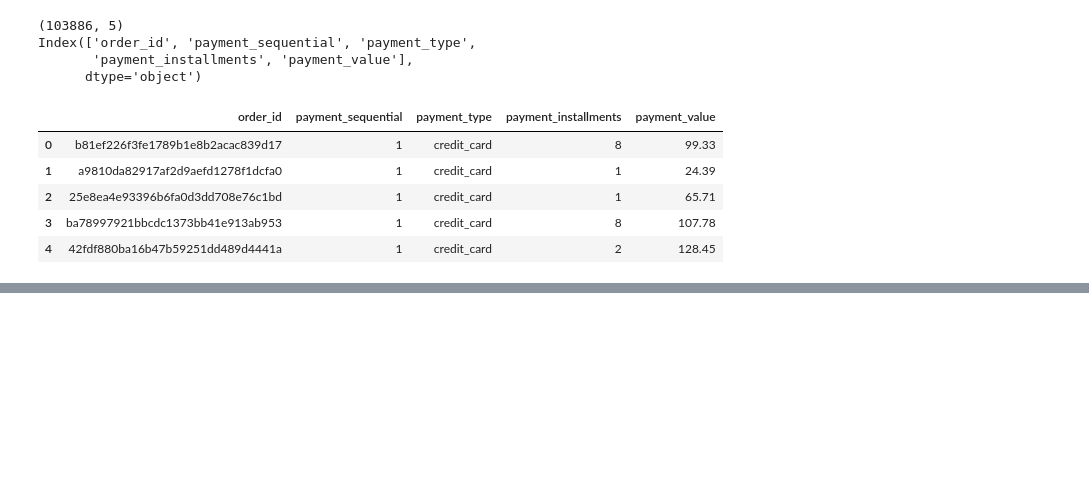
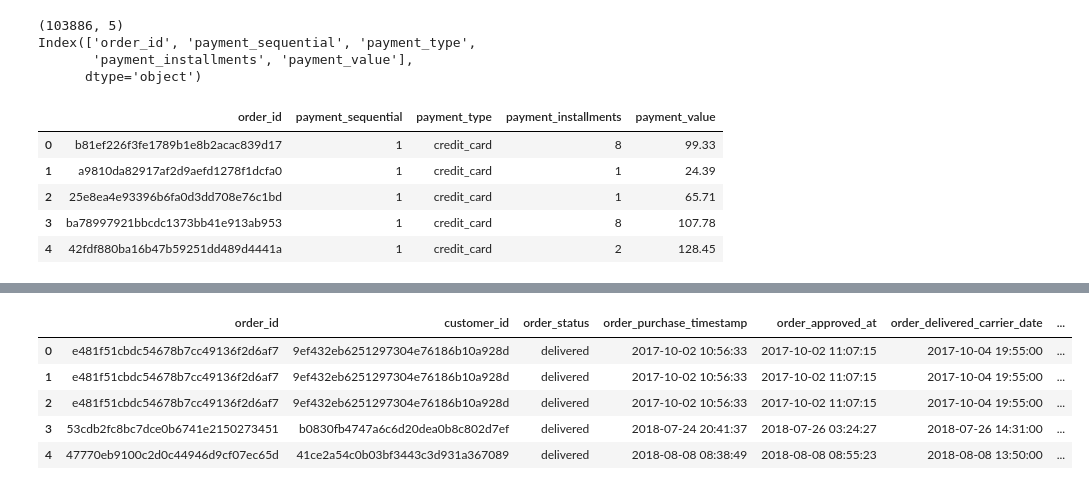
Before and after one commit to Hardemiyiwa/abeokuta, a Jupyter notebook: data_and_data_analysis/week_9/working_probability.ipynb, the cells around one changed output, grey strips where cells are left out. Saved outputs shown, nothing was run; the diff lists cells and outputs as text; code cells hidden in the pictures; blank space fills up the shorter version.

```diff
--- a/data_and_data_analysis/week_9/working_probability.ipynb
+++ b/data_and_data_analysis/week_9/working_probability.ipynb
@@ -115,0 +271,11 @@ Index(['review_id', 'order_id', 'review_score', 'review_comment_title',
+# %%
+#2. Orders + payments
+orders_payments = pd.merge(orders_customers, order_payment, on="order_id", how="left")
+orders_payments.head()
+# %% [output]
+|  | order_id | customer_id | order_status | order_purchase_timestamp | order_approved_at | order_delivered_carrier_date | ... |
+| 0 | e481f51cbdc54678b7cc49136f2d6af7 | 9ef432eb6251297304e76186b10a928d | delivered | 2017-10-02 10:56:33 | 2017-10-02 11:07:15 | 2017-10-04 19:55:00 | ... |
+| 1 | e481f51cbdc54678b7cc49136f2d6af7 | 9ef432eb6251297304e76186b10a928d | delivered | 2017-10-02 10:56:33 | 2017-10-02 11:07:15 | 2017-10-04 19:55:00 | ... |
+| 2 | e481f51cbdc54678b7cc49136f2d6af7 | 9ef432eb6251297304e76186b10a928d | delivered | 2017-10-02 10:56:33 | 2017-10-02 11:07:15 | 2017-10-04 19:55:00 | ... |
+| 3 | 53cdb2fc8bc7dce0b6741e2150273451 | b0830fb4747a6c6d20dea0b8c802d7ef | delivered | 2018-07-24 20:41:37 | 2018-07-26 03:24:27 | 2018-07-26 14:31:00 | ... |
+| 4 | 47770eb9100c2d0c44946d9cf07ec65d | 41ce2a54c0b03bf3443c3d931a367089 | delivered | 2018-08-08 08:38:49 | 2018-08-08 08:55:23 | 2018-08-08 13:50:00 | ... |
```
Also changed, not shown: parts of 15 cells of this notebook, 2 other files.
